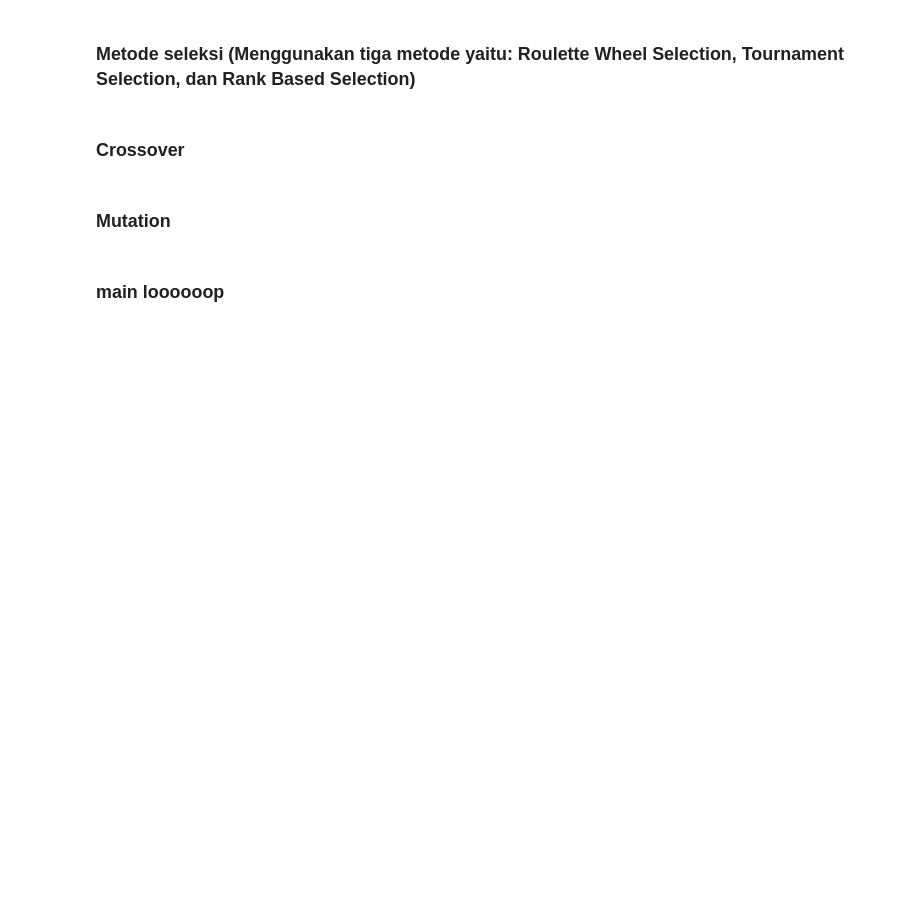
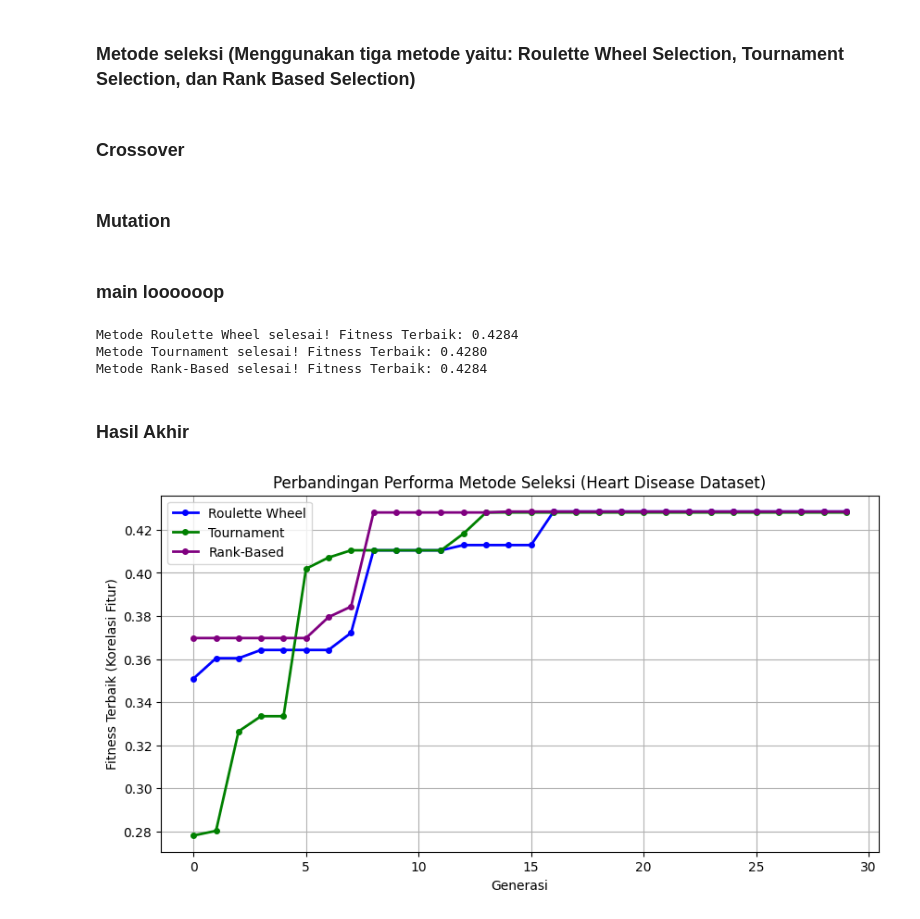
Before and after one commit to akmalluigi/Genetic-Algorithm, a Jupyter notebook: GA_Heart-Disease.ipynb, the cells around one changed output. Cells and saved outputs as stored; diff of their text form; code cells hidden in the pictures; blank space fills up the shorter version.

Commit message:
Case 4: Heart Disease

```diff
--- a/GA_Heart-Disease.ipynb
+++ b/GA_Heart-Disease.ipynb
@@ -44,7 +44,7 @@ def calculate_fitness(chromosome):
 
     selected_features = [feature_names[i] for i in range(num_features) if chromosome[i] == 1]
     subset_df = x[selected_features]
-    corellation_sum = subset_df.corrwith(y).abs().mean()
+    correlation_sum = subset_df.corrwith(y).abs().mean()
 
     feature_penalty = 0.01 * len(selected_features)
 
@@ -113,3 +113,59 @@ def mutate(chrom):
     return mutated
 # %% [markdown]
 ### main loooooop
+# %%
+selection_methods = {
+    "Roulette Wheel": roulette_wheel_selection,
+    "Tournament": tournament_selection,
+    "Rank-Based": rank_based_selection
+}
+
+history_results = {}
+
+for name, sel_func in selection_methods.items():
+    population = [create_chromosome() for _ in range(pop_size)]
+    best_history = []
+    best_ever_fit = -1
+
+    for gen in range(generations):
+        fitnesses = [calculate_fitness(ind) for ind in population]
+        max_fit = max(fitnesses)
+        max_idx = fitnesses.index(max_fit)
+
+        if max_fit > best_ever_fit:
+            best_ever_fit = max_fit
+
+        best_history.append(best_ever_fit)
+
+        new_pop = [population[max_idx].copy()]
+        while len(new_pop) < pop_size:
+            p1 = sel_func(population, fitnesses)
+            p2 = sel_func(population, fitnesses)
+            c1, c2 = crossover(p1, p2)
+            new_pop.append(mutate(c1))
+            if len(new_pop) < pop_size:
+                new_pop.append(mutate(c2))
+        population = new_pop
+    history_results[name] = best_history
+    print(f"Metode {name} selesai! Fitness Terbaik: {best_ever_fit:.4f}")
+# %% [output]
+Metode Roulette Wheel selesai! Fitness Terbaik: 0.4284
+Metode Tournament selesai! Fitness Terbaik: 0.4280
+Metode Rank-Based selesai! Fitness Terbaik: 0.4284
+# %% [markdown]
+### Hasil Akhir
+# %%
+plt.figure(figsize=(10, 5))
+colors = {"Roulette Wheel": "blue", "Tournament": "green", "Rank-Based": "purple"}
+
+for name, history in history_results.items():
+    plt.plot(history, label=name, color=colors[name], linewidth=2, marker='o', markersize=4)
+
+plt.title("Perbandingan Performa Metode Seleksi (Heart Disease Dataset)")
+plt.xlabel("Generasi")
+plt.ylabel("Fitness Terbaik (Korelasi Fitur)")
+plt.legend()
+plt.grid(True)
+plt.show()
+# %% [output]
+[figure, added]
```
